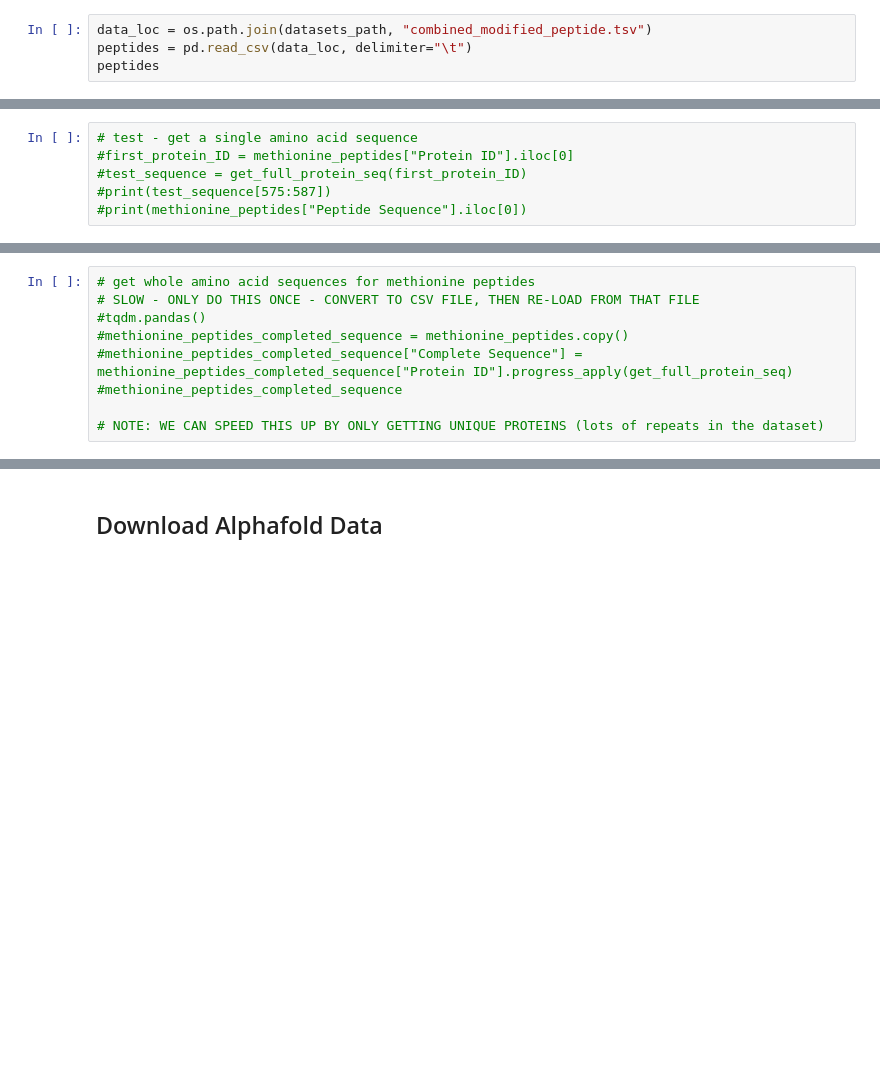
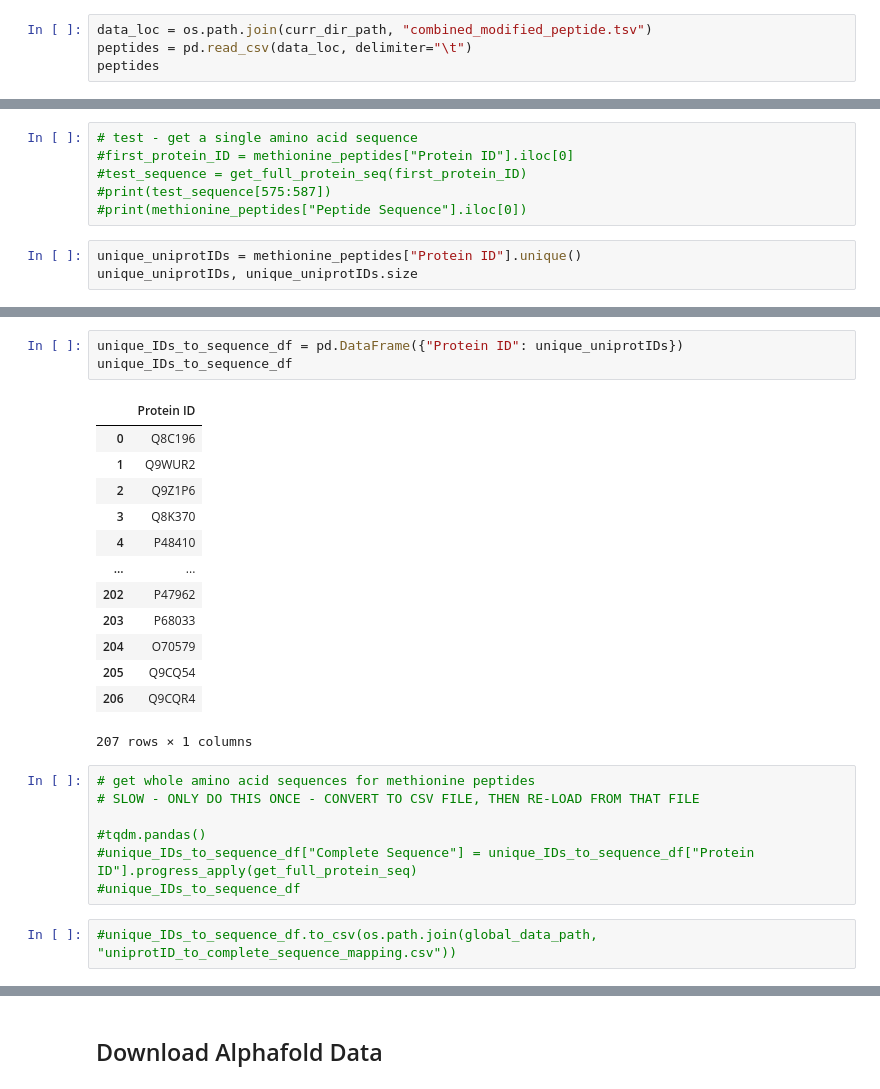
Before and after one commit to ritster/methionine-analysis, a Jupyter notebook: jayde_og/ritwik-datagen-jayde.ipynb, the cells around one changed output, grey strips where cells are left out. Cells and saved outputs as stored; diff of their text form; blank space fills up the shorter version.

```diff
--- a/jayde_og/ritwik-datagen-jayde.ipynb
+++ b/jayde_og/ritwik-datagen-jayde.ipynb
@@ -36,5 +42,5 @@ print(datasets_path)
 # %%
-data_loc = os.path.join(datasets_path, "combined_modified_peptide.tsv")
+data_loc = os.path.join(curr_dir_path, "combined_modified_peptide.tsv")
 peptides = pd.read_csv(data_loc, delimiter="\t")
 peptides
 # %% [output]
@@ -127,3 +133,6 @@ def get_full_protein_seq(cID):
 #test_sequence = get_full_protein_seq(first_protein_ID)
 #print(test_sequence[575:587])
 #print(methionine_peptides["Peptide Sequence"].iloc[0])
+# %%
+unique_uniprotIDs = methionine_peptides["Protein ID"].unique()
+unique_uniprotIDs, unique_uniprotIDs.size
@@ -130,9 +157,26 @@ def get_full_protein_seq(cID):
+# %%
+unique_IDs_to_sequence_df = pd.DataFrame({"Protein ID": unique_uniprotIDs})
+unique_IDs_to_sequence_df
+# %% [output]
+|  | Protein ID |
+| 0 | Q8C196 |
+| 1 | Q9WUR2 |
+| 2 | Q9Z1P6 |
+| 3 | Q8K370 |
+| 4 | P48410 |
+| ... | ... |
+| 202 | P47962 |
+| 203 | P68033 |
+| 204 | O70579 |
+| 205 | Q9CQ54 |
+| 206 | Q9CQR4 |
+207 rows × 1 columns
 # %%
 # get whole amino acid sequences for methionine peptides
 # SLOW - ONLY DO THIS ONCE - CONVERT TO CSV FILE, THEN RE-LOAD FROM THAT FILE
+
 #tqdm.pandas()
-#methionine_peptides_completed_sequence = methionine_peptides.copy()
-#methionine_peptides_completed_sequence["Complete Sequence"] = methionine_peptides_completed_sequence["Protein ID"].progress_apply(get_full_protein_seq)
-#methionine_peptides_completed_sequence
-
-# NOTE: WE CAN SPEED THIS UP BY ONLY GETTING UNIQUE PROTEINS (lots of repeats in the dataset)
+#unique_IDs_to_sequence_df["Complete Sequence"] = unique_IDs_to_sequence_df["Protein ID"].progress_apply(get_full_protein_seq)
+#unique_IDs_to_sequence_df
+# %%
+#unique_IDs_to_sequence_df.to_csv(os.path.join(global_data_path, "uniprotID_to_complete_sequence_mapping.csv"))
```
Also changed, not shown: parts of 11 cells of this notebook, 1 other file.
